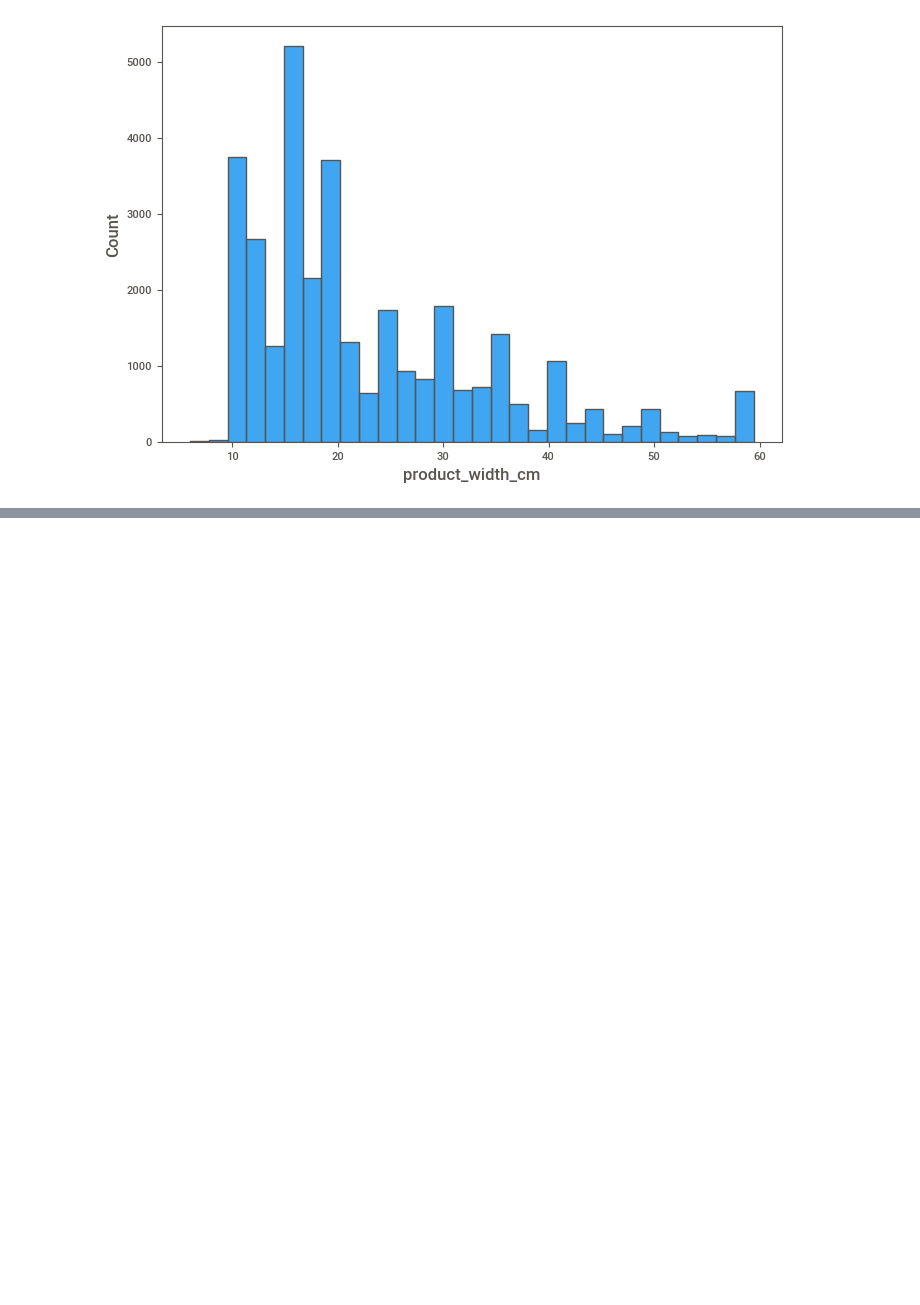
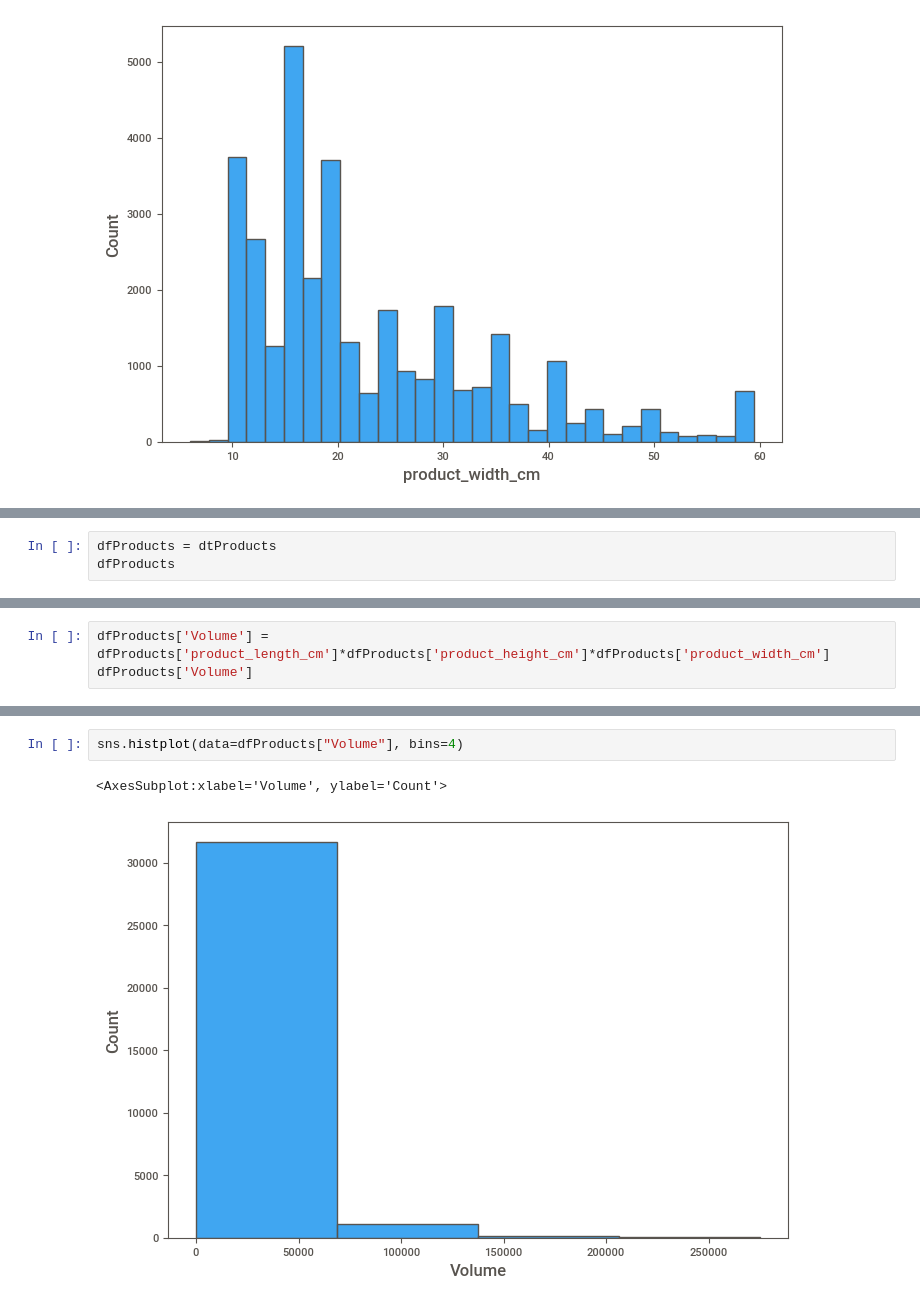
Before and after one commit to LauraaPaiva/Day7-SistemaRemomendacao, a Jupyter notebook: Projeto/projeto.ipynb, the cells around one changed output, grey strips where cells are left out. Cells and saved outputs as stored; diff of their text form; blank space fills up the shorter version.

```diff
--- a/Projeto/projeto.ipynb
+++ b/Projeto/projeto.ipynb
@@ -731,0 +737,3 @@ sns.histplot(data=dtProducts["product_width_cm"], bins=30)
+# %%
+dfProducts = dtProducts
+dfProducts
@@ -731,0 +756,3 @@ sns.histplot(data=dtProducts["product_width_cm"], bins=30)
+# %%
+dfProducts['Volume'] = dfProducts['product_length_cm']*dfProducts['product_height_cm']*dfProducts['product_width_cm']
+dfProducts['Volume']
@@ -731,0 +772,5 @@ sns.histplot(data=dtProducts["product_width_cm"], bins=30)
+# %%
+sns.histplot(data=dfProducts["Volume"], bins=4)
+# %% [output]
+<AxesSubplot:xlabel='Volume', ylabel='Count'>
+[figure, added]
```
Also changed, not shown: parts of 57 cells of this notebook.
